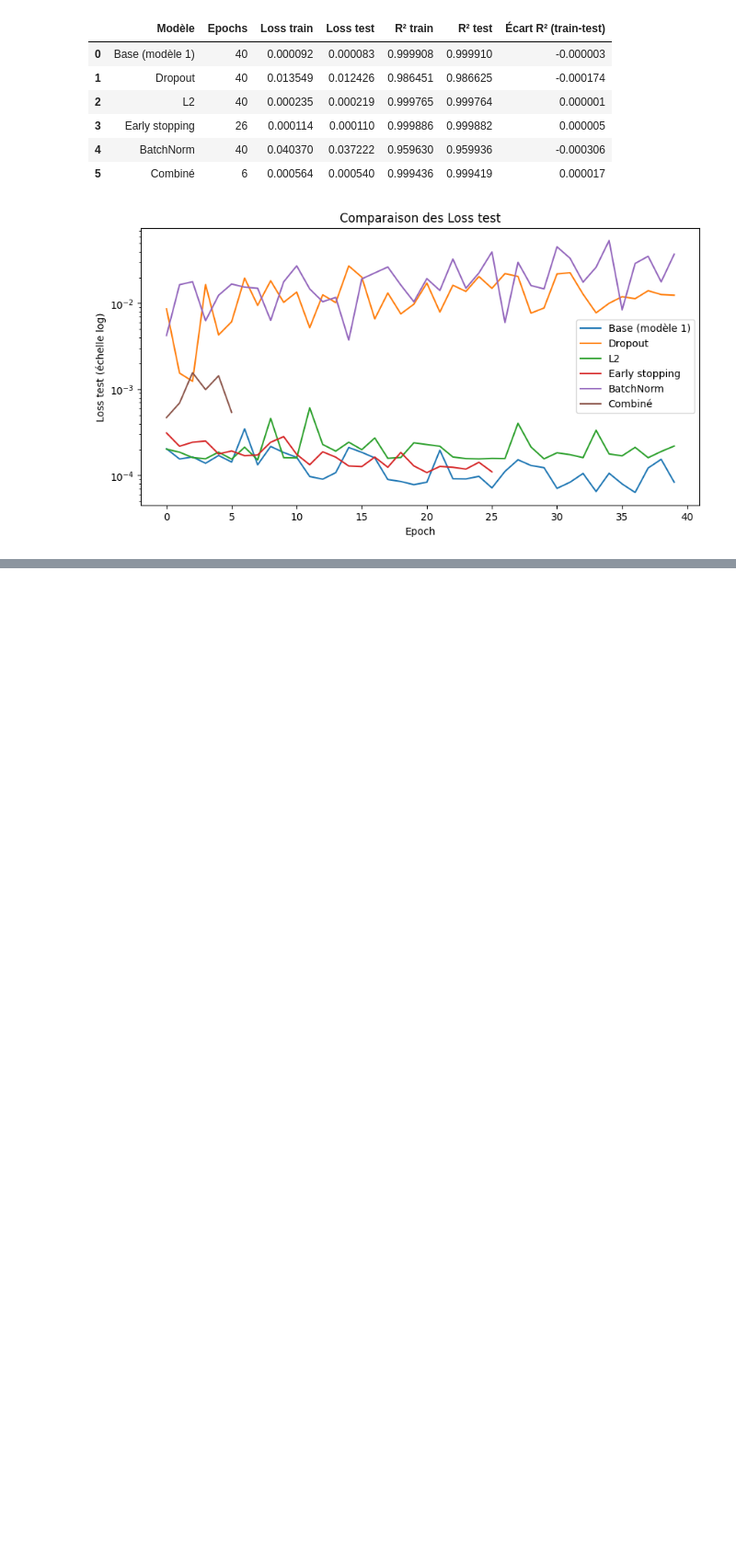
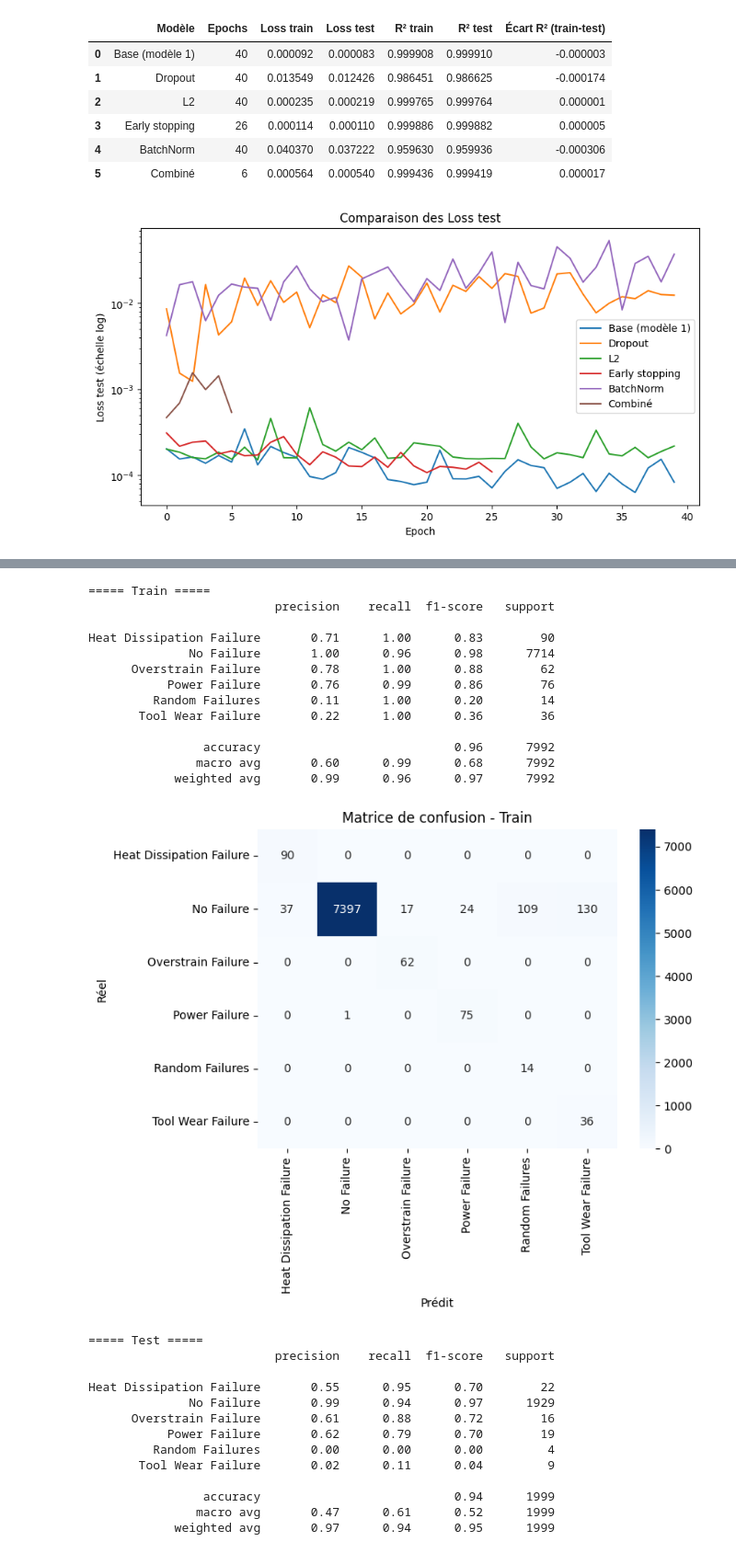
Before and after one commit to FatimaZahraBoukab/DeepLearning-Lab1, a Jupyter notebook: Lab1_DeepLearning_PyTorch.ipynb, the cells around one changed output, grey strips where cells are left out. Shown at 92% size. Drawn from its saved outputs; the diff is of its cells as text; code cells hidden in the pictures; blank space fills up the shorter version.

```diff
--- a/Lab1_DeepLearning_PyTorch.ipynb
+++ b/Lab1_DeepLearning_PyTorch.ipynb
@@ -303,0 +577,37 @@ plt.title('Comparaison des Loss test'); plt.legend(); plt.show()
+# %%
+def get_preds(model, X):
+    model.eval()
+    with torch.no_grad():
+        return model(torch.tensor(X).to(device)).argmax(1).cpu().numpy()
+
+def get_metrics(model, X, y):
+    p = get_preds(model, X)
+    return {
+        'Accuracy': accuracy_score(y, p),
+        'Sensibilité (recall macro)': recall_score(y, p, average='macro', zero_division=0),
+        'Précision macro': precision_score(y, p, average='macro', zero_division=0),
+        'F1 macro': f1_score(y, p, average='macro', zero_division=0),
+        'F1 pondéré': f1_score(y, p, average='weighted', zero_division=0),
+    }
+
+def evaluate(model, X, y, name):
+    p = get_preds(model, X)
+    print(f"===== {name} =====")
+    print(classification_report(y, p, labels=range(n_classes),
+                                target_names=le.classes_, zero_division=0))
+    plt.figure(figsize=(7, 5))
+    sns.heatmap(confusion_matrix(y, p, labels=range(n_classes)), annot=True, fmt='d',
+                cmap='Blues', xticklabels=le.classes_, yticklabels=le.classes_)
+    plt.title(f"Matrice de confusion - {name}")
+    plt.xlabel("Prédit"); plt.ylabel("Réel"); plt.show()
+
+# Tableau récapitulatif train vs test
+res = pd.DataFrame({
+    'Train': get_metrics(c1, Xc_train, yc_train),
+    'Test': get_metrics(c1, Xc_test, yc_test),
+}).round(4)
+display(res)
+
+evaluate(c1, Xc_train, yc_train, "Train")
+evaluate(c1, Xc_test, yc_test, "Test")
+# %% [output]
@@ -303,0 +620,27 @@ plt.title('Comparaison des Loss test'); plt.legend(); plt.show()
+===== Train =====
+                          precision    recall  f1-score   support
+
+Heat Dissipation Failure       0.71      1.00      0.83        90
+              No Failure       1.00      0.96      0.98      7714
+      Overstrain Failure       0.78      1.00      0.88        62
+           Power Failure       0.76      0.99      0.86        76
+         Random Failures       0.11      1.00      0.20        14
+       Tool Wear Failure       0.22      1.00      0.36        36
+
+                accuracy                           0.96      7992
+               macro avg       0.60      0.99      0.68      7992
+            weighted avg       0.99      0.96      0.97      7992
+[figure, added]
+===== Test =====
+                          precision    recall  f1-score   support
+
+Heat Dissipation Failure       0.55      0.95      0.70        22
+              No Failure       0.99      0.94      0.97      1929
+      Overstrain Failure       0.61      0.88      0.72        16
+           Power Failure       0.62      0.79      0.70        19
+         Random Failures       0.00      0.00      0.00         4
+       Tool Wear Failure       0.02      0.11      0.04         9
+
+                accuracy                           0.94      1999
+               macro avg       0.47      0.61      0.52      1999
+            weighted avg       0.97      0.94      0.95      1999
```
Also changed, not shown: parts of 12 cells of this notebook.
